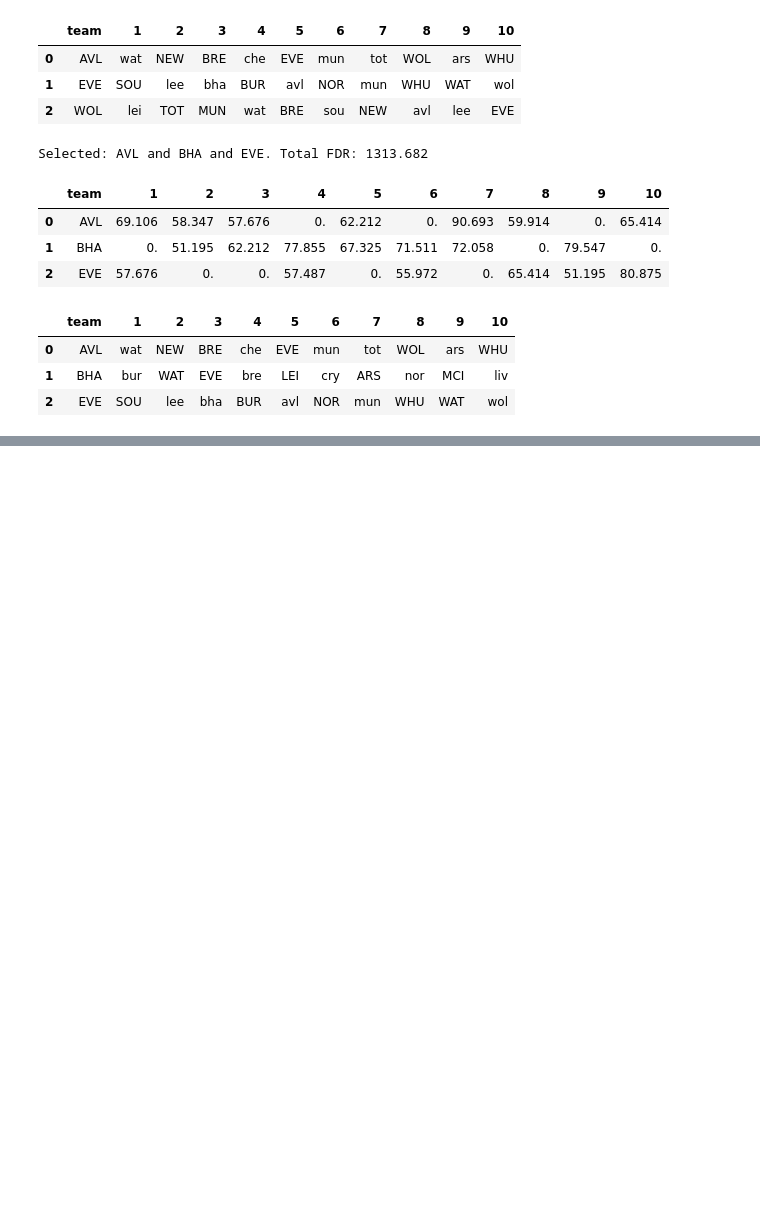
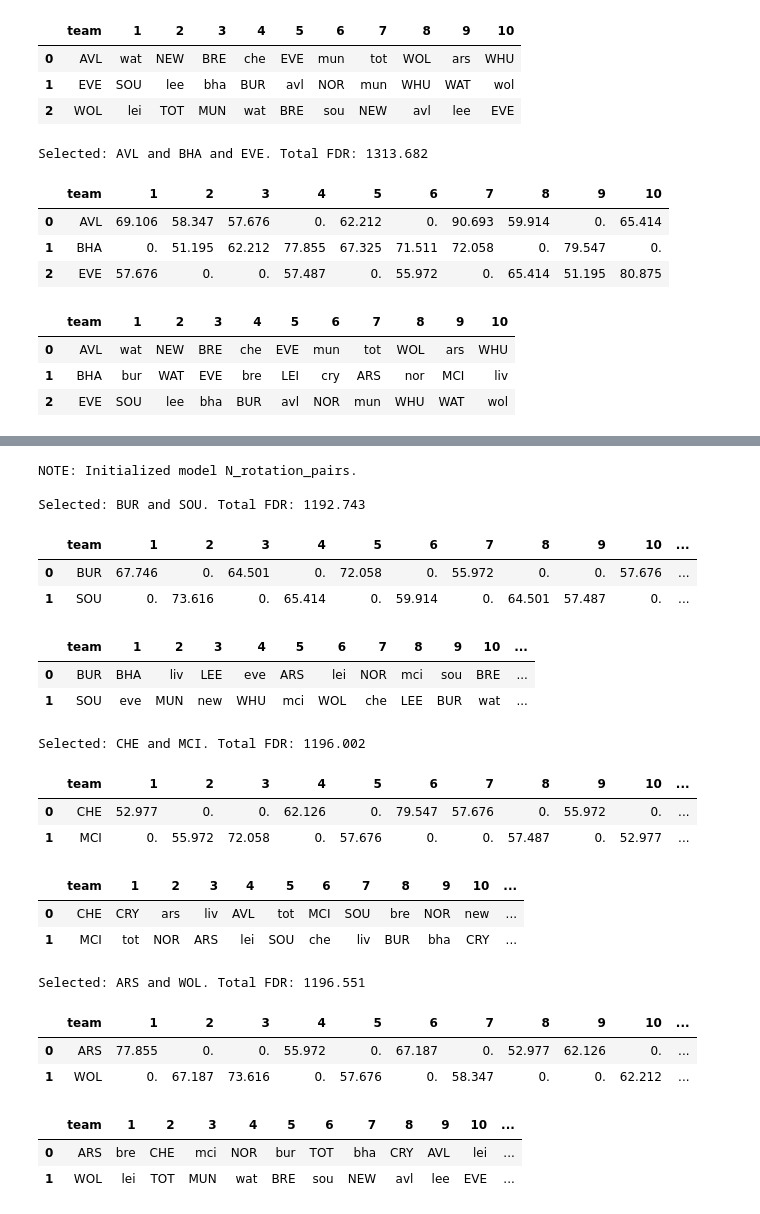
Before and after one commit to sertalpbilal/FPL-Optimization-Tools, a Jupyter notebook: notebooks/Bonus - FDR Rotation.ipynb, the cells around one changed output, grey strips where cells are left out. Cells and saved outputs as stored; diff of their text form; code cells hidden in the pictures; blank space fills up the shorter version.

```diff
--- a/notebooks/Bonus - FDR Rotation.ipynb
+++ b/notebooks/Bonus - FDR Rotation.ipynb
@@ -578,0 +611,26 @@ Selected: AVL and BHA and EVE. Total FDR: 1313.682
+# %%
+solve_N_pair_problem(N=2, first_gw=1, last_gw=19, max_iter=3)
+# %% [output]
+NOTE: Initialized model N_rotation_pairs.
+
+Selected: BUR and SOU. Total FDR: 1192.743
+|  | team | 1 | 2 | 3 | 4 | 5 | 6 | 7 | 8 | 9 | 10 | ... |
+| 0 | BUR | 67.746 | 0. | 64.501 | 0. | 72.058 | 0. | 55.972 | 0. | 0. | 57.676 | ... |
+| 1 | SOU | 0. | 73.616 | 0. | 65.414 | 0. | 59.914 | 0. | 64.501 | 57.487 | 0. | ... |
+|  | team | 1 | 2 | 3 | 4 | 5 | 6 | 7 | 8 | 9 | 10 | ... |
+| 0 | BUR | BHA | liv | LEE | eve | ARS | lei | NOR | mci | sou | BRE | ... |
+| 1 | SOU | eve | MUN | new | WHU | mci | WOL | che | LEE | BUR | wat | ... |
+Selected: CHE and MCI. Total FDR: 1196.002
+|  | team | 1 | 2 | 3 | 4 | 5 | 6 | 7 | 8 | 9 | 10 | ... |
+| 0 | CHE | 52.977 | 0. | 0. | 62.126 | 0. | 79.547 | 57.676 | 0. | 55.972 | 0. | ... |
+| 1 | MCI | 0. | 55.972 | 72.058 | 0. | 57.676 | 0. | 0. | 57.487 | 0. | 52.977 | ... |
+|  | team | 1 | 2 | 3 | 4 | 5 | 6 | 7 | 8 | 9 | 10 | ... |
+| 0 | CHE | CRY | ars | liv | AVL | tot | MCI | SOU | bre | NOR | new | ... |
+| 1 | MCI | tot | NOR | ARS | lei | SOU | che | liv | BUR | bha | CRY | ... |
+Selected: ARS and WOL. Total FDR: 1196.551
+|  | team | 1 | 2 | 3 | 4 | 5 | 6 | 7 | 8 | 9 | 10 | ... |
+| 0 | ARS | 77.855 | 0. | 0. | 55.972 | 0. | 67.187 | 0. | 52.977 | 62.126 | 0. | ... |
+| 1 | WOL | 0. | 67.187 | 73.616 | 0. | 57.676 | 0. | 58.347 | 0. | 0. | 62.212 | ... |
+|  | team | 1 | 2 | 3 | 4 | 5 | 6 | 7 | 8 | 9 | 10 | ... |
+| 0 | ARS | bre | CHE | mci | NOR | bur | TOT | bha | CRY | AVL | lei | ... |
+| 1 | WOL | lei | TOT | MUN | wat | BRE | sou | NEW | avl | lee | EVE | ... |
```
Also changed, not shown: parts of 3 cells of this notebook.
